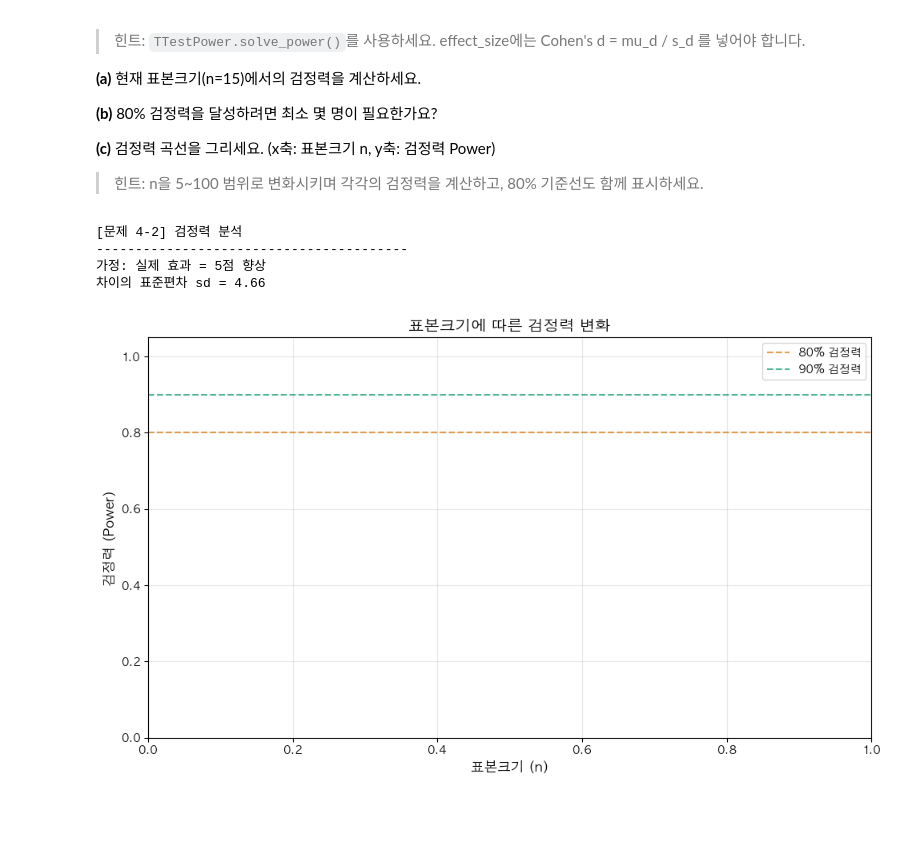
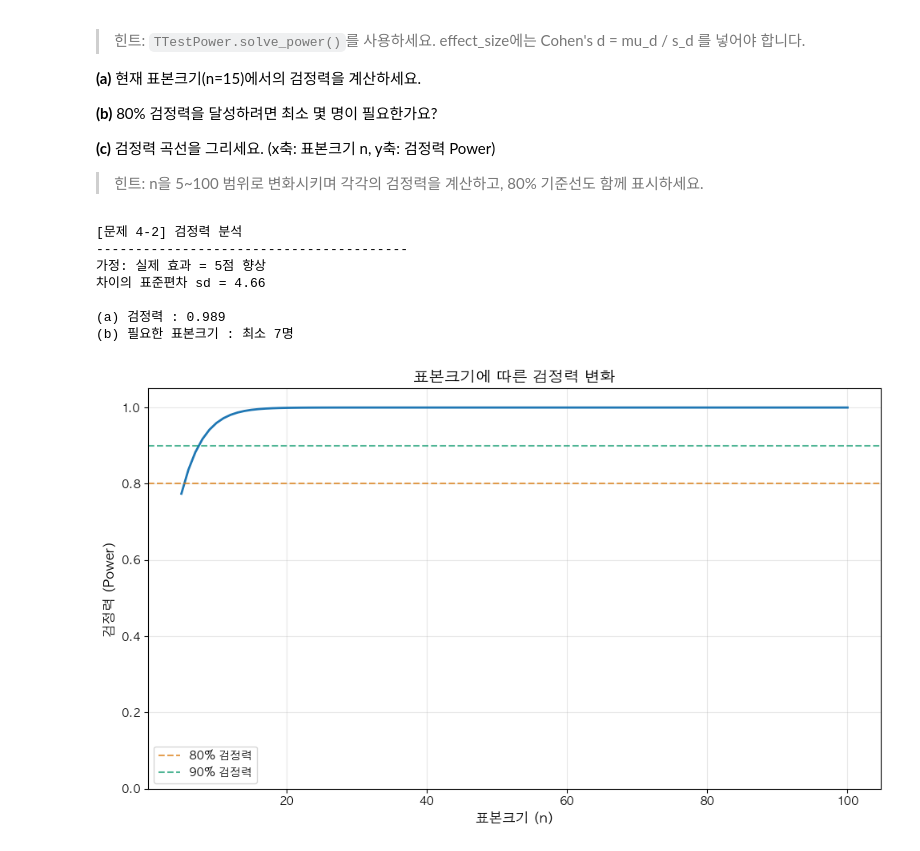
Before and after one commit to sparta-data11-statistics-practice/practice-01-descriptive-statistics-Hayeon627, a Jupyter notebook: practice_03_assignment.ipynb, the cells around one changed output. Drawn from its saved outputs; the diff is of its cells as text; code cells hidden in the pictures; blank space fills up the shorter version.

```diff
--- a/practice_03_assignment.ipynb
+++ b/practice_03_assignment.ipynb
@@ -722,10 +740,31 @@ print(f"차이의 표준편차 sd = {s_d:.2f}")
 
 
 # TODO (a): 현재 검정력 (n=15)
+from statsmodels.stats.power import TTestPower
+
+analysis = TTestPower()
+
+power = analysis.solve_power(
+    effect_size = mu_d / s_d,
+    alpha = alpha,
+    nobs = n_students,
+    alternative='larger'
+)
+print(f'\n(a) 검정력 : {power:.3f}')
 
 # TODO (b): 80% 검정력에 필요한 표본크기
+n_req = analysis.solve_power(
+    effect_size = mu_d / s_d,
+    alpha=alpha,
+    power = 0.8,
+    alternative='larger'
+)
+print(f'(b) 필요한 표본크기 : 최소 {int(np.ceil(n_req))}명')
 # %% [output]
 [문제 4-2] 검정력 분석
 ----------------------------------------
 가정: 실제 효과 = 5점 향상
 차이의 표준편차 sd = 4.66
+
+(a) 검정력 : 0.989
+(b) 필요한 표본크기 : 최소 7명
@@ -732,23 +775,31 @@ print(f"차이의 표준편차 sd = {s_d:.2f}")
 # %%
 # TODO (c): 검정력 곡선 시각화
 fig, ax = plt.subplots(figsize=(10, 6))
 
 # TODO: n_range에 대해 검정력을 계산하고 plot 하세요
-# n_range = np.arange(5, 101)
-# powers = []
-# for n in n_range:
-#     ...
+n_range = np.arange(5, 101)
+powers = []
+mu_0 = 0
+
+for n in n_range:
+    se = s_d / np.sqrt(n)
+    z_crit = stats.norm.ppf(1-alpha)
+    x_crit = mu_0 + z_crit * se
+    power = stats.norm.sf(x_crit, loc=mu_d, scale=se)
+    powers.append(power)
+
+ax.plot(n_range, powers, linewidth=2)
 
 ax.axhline(0.80, color='#D97706', linestyle='--', alpha=0.7, label='80% 검정력')
 ax.axhline(0.90, color='#059669', linestyle='--', alpha=0.7, label='90% 검정력')
 ax.set_xlabel('표본크기 (n)', fontsize=12)
 ax.set_ylabel('검정력 (Power)', fontsize=12)
 ax.set_title('표본크기에 따른 검정력 변화', fontsize=14, fontweight='bold')
 ax.legend(fontsize=10)
 ax.grid(alpha=0.3)
 ax.set_ylim(0, 1.05)
 
 plt.tight_layout()
 plt.show()
 # %% [output]
-[figure, old version]
+[figure, new version]
```
Also changed, not shown: parts of 3 cells of this notebook.
